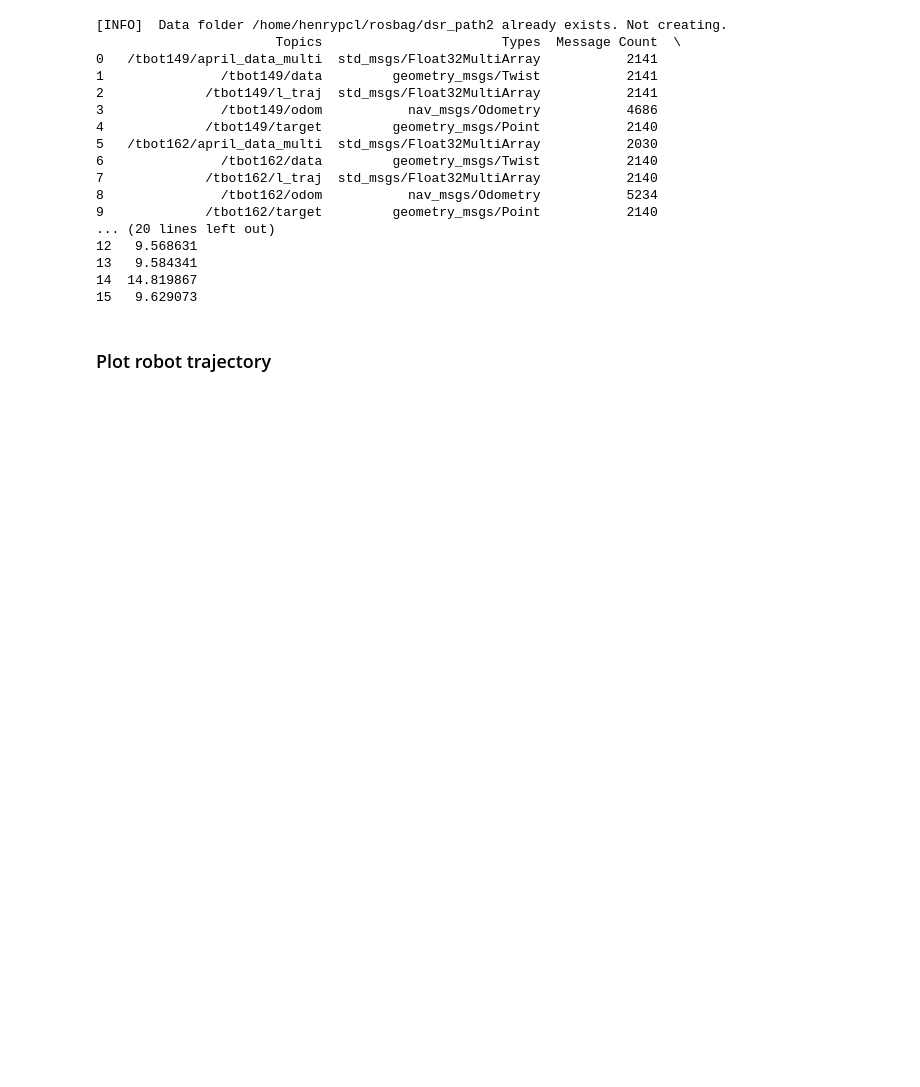
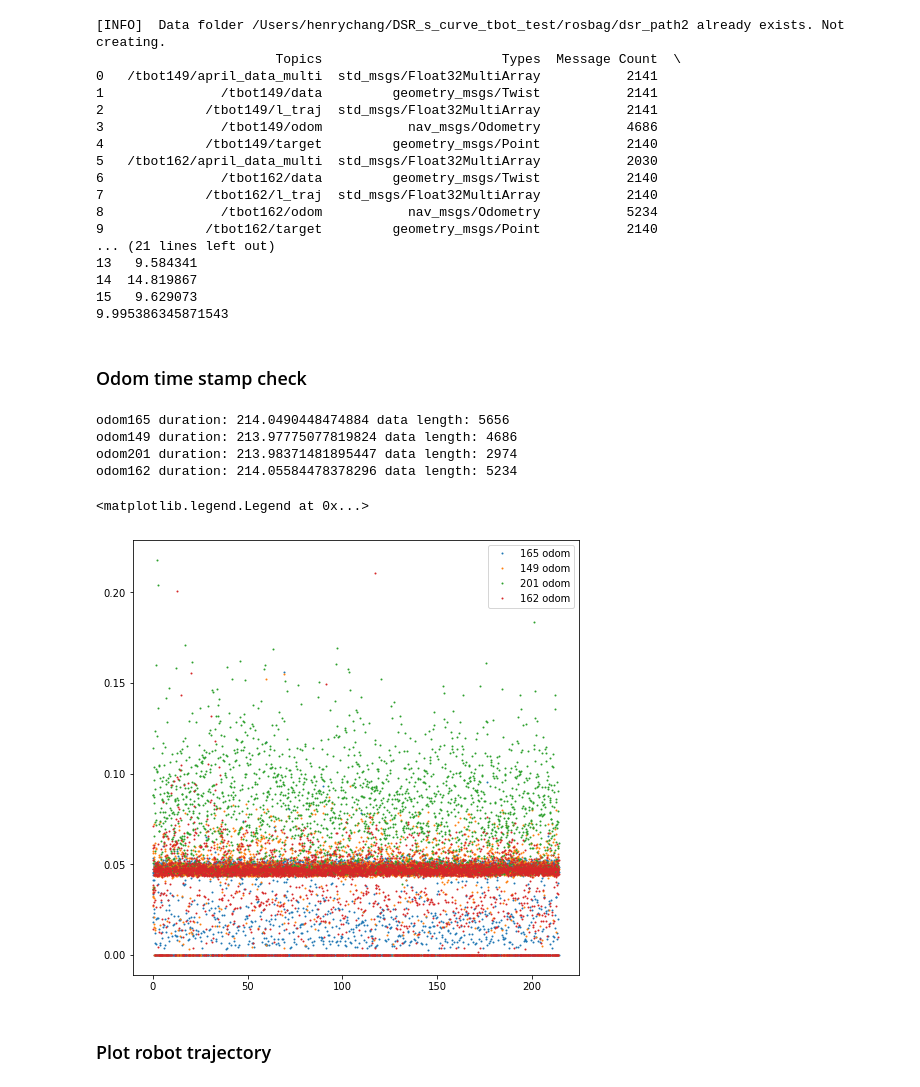
Before and after one commit to holyhenry/DSR_s_curve_tbot_test, a Jupyter notebook: plotting/scripts/data_visualize.ipynb, the cells around one changed output. Saved outputs shown, nothing was run; the diff lists cells and outputs as text; code cells hidden in the pictures; blank space fills up the shorter version.

Commit message:
update data visualize

```diff
--- a/plotting/scripts/data_visualize.ipynb
+++ b/plotting/scripts/data_visualize.ipynb
@@ -5,10 +5,13 @@ import pandas as pd
 import matplotlib.pyplot as plt
 import numpy as np
 # %%
-readbag = bagreader('/home/henrypcl/rosbag/dsr_path2.bag')
+# file = '/home/henrypcl/rosbag/dsr_path2.bag'
+file = '/Users/henrychang/DSR_s_curve_tbot_test/rosbag/dsr_path2.bag'
+readbag = bagreader(file)
 print(readbag.topic_table)
+print(readbag.topic_table['Frequency'][0])
 # %% [output]
-[INFO]  Data folder /home/henrypcl/rosbag/dsr_path2 already exists. Not creating.
+[INFO]  Data folder /Users/henrychang/DSR_s_curve_tbot_test/rosbag/dsr_path2 already exists. Not creating.
                        Topics                       Types  Message Count  \
 0   /tbot149/april_data_multi  std_msgs/Float32MultiArray           2141
 1               /tbot149/data         geometry_msgs/Twist           2141
@@ -20,35 +23,67 @@ print(readbag.topic_table)
 7             /tbot162/l_traj  std_msgs/Float32MultiArray           2140
 8               /tbot162/odom           nav_msgs/Odometry           5234
 9             /tbot162/target         geometry_msgs/Point           2140
-... (20 lines left out)
-12   9.568631
+... (21 lines left out)
 13   9.584341
 14  14.819867
 15   9.629073
+9.995386345871543
 # %%
-odom165 = readbag.message_by_topic('/tbot165/odom')
-odom165_data = pd.read_csv(odom165)
+odom165_data = pd.read_csv(readbag.message_by_topic('/tbot165/odom'))
+odom165_freq = readbag.topic_table['Frequency'][10]
 pos_x_165 = odom165_data['pose.pose.position.x']
 pos_y_165 = odom165_data['pose.pose.position.y']
 head_165  = odom165_data['pose.pose.orientation.z']
 
-odom149 = readbag.message_by_topic('/tbot149/odom')
-odom149_data = pd.read_csv(odom149)
+odom149_data = pd.read_csv(readbag.message_by_topic('/tbot149/odom'))
+odom149_freq = readbag.topic_table['Frequency'][3]
 pos_x_149 = odom149_data['pose.pose.position.x']
 pos_y_149 = odom149_data['pose.pose.position.y']
 head_149  = odom149_data['pose.pose.orientation.z']
 
-odom201 = readbag.message_by_topic('/tbot201/odom')
-odom201_data = pd.read_csv(odom201)
+odom201_data = pd.read_csv(readbag.message_by_topic('/tbot201/odom'))
+odom201_freq = readbag.topic_table['Frequency'][14]
 pos_x_201 = odom201_data['pose.pose.position.x']
 pos_y_201 = odom201_data['pose.pose.position.y']
 head_201  = odom201_data['pose.pose.orientation.z']
 
-odom162 = readbag.message_by_topic('/tbot162/odom')
-odom162_data = pd.read_csv(odom162)
+odom162_data = pd.read_csv(readbag.message_by_topic('/tbot162/odom'))
+odom162_freq = readbag.topic_table['Frequency'][8]
 pos_x_162 = odom162_data['pose.pose.position.x']
 pos_y_162 = odom162_data['pose.pose.position.y']
 head_162  = odom162_data['pose.pose.orientation.z']
+# %% [markdown]
+### Odom time stamp check
+# %%
+odom165_time = odom165_data['Time'].to_numpy()
+odom165_time = odom165_time-odom165_time[0]
+print('odom165 duration:', max(odom165_time)-min(odom165_time), 'data length:', len(odom165_time))
+
+odom149_time = odom149_data['Time'].to_numpy()
+odom149_time = odom149_time-odom149_time[0]
+print('odom149 duration:', max(odom149_time)-min(odom149_time), 'data length:', len(odom149_time))
+
+odom201_time = odom201_data['Time'].to_numpy()
+odom201_time = odom201_time-odom201_time[0]
+print('odom201 duration:', max(odom201_time)-min(odom201_time), 'data length:', len(odom201_time))
+
+odom162_time = odom162_data['Time'].to_numpy()
+odom162_time = odom162_time-odom162_time[0]
+print('odom162 duration:', max(odom162_time)-min(odom162_time), 'data length:', len(odom162_time))
+
+plt.figure(figsize=(8,8))
+plt.plot(odom165_time[:-1], np.diff(odom165_time), '.', markersize='2', label='165 odom')
+plt.plot(odom149_time[:-1], np.diff(odom149_time), '.', markersize='2', label='149 odom')
+plt.plot(odom201_time[:-1], np.diff(odom201_time), '.', markersize='2', label='201 odom')
+plt.plot(odom162_time[:-1], np.diff(odom162_time), '.', markersize='2', label='162 odom')
+plt.legend()
+# %% [output]
+odom165 duration: 214.0490448474884 data length: 5656
+odom149 duration: 213.97775077819824 data length: 4686
+odom201 duration: 213.98371481895447 data length: 2974
+odom162 duration: 214.05584478378296 data length: 5234
+<matplotlib.legend.Legend at 0x...>
+[figure, added]
 # %% [markdown]
 ### Plot robot trajectory
 # %%
```
Also changed, not shown: parts of 4 cells of this notebook, 7 other files.
